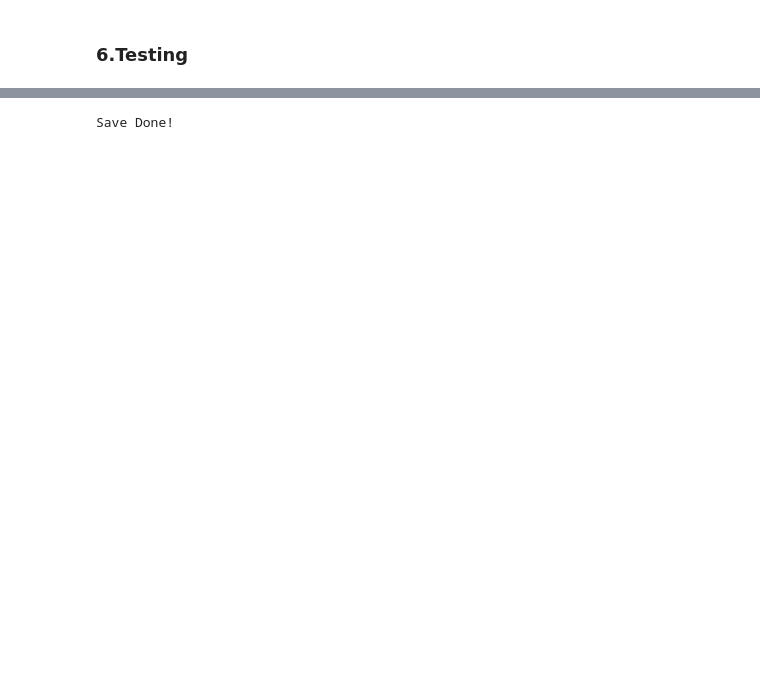
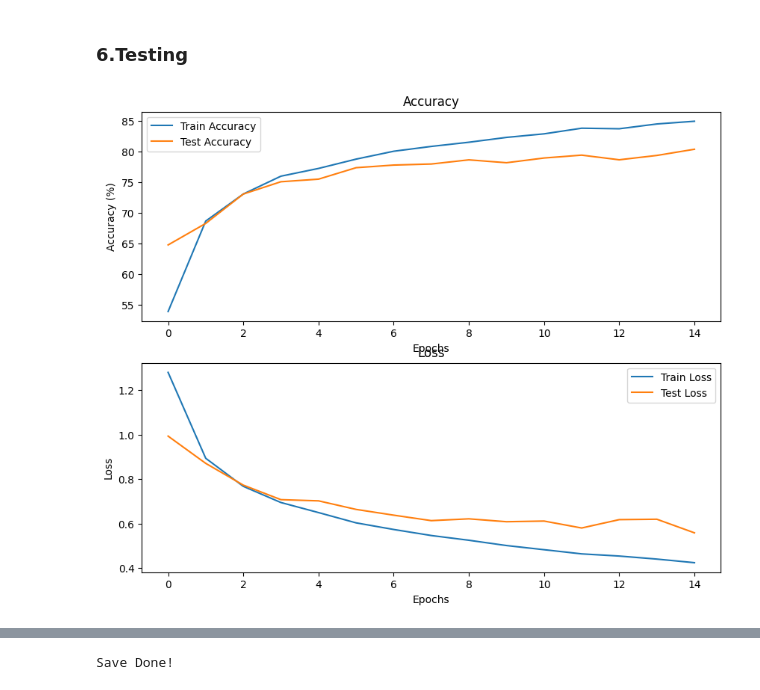
Before and after one commit to ntuanh/TrainingFIL, a Jupyter notebook: MiniProjects/CIFAR_10.ipynb, the cells around one changed output, grey strips where cells are left out. Saved outputs shown, nothing was run; the diff lists cells and outputs as text; code cells hidden in the pictures; blank space fills up the shorter version.

```diff
--- a/MiniProjects/CIFAR_10.ipynb
+++ b/MiniProjects/CIFAR_10.ipynb
@@ -239,5 +260,22 @@ RuntimeError: mat1 and mat2 shapes cannot be multiplied (64x256 and 64x10)
 # %% [markdown]
 ### 6.Testing
+# %%
+fix, ax = plt.subplots(2, 1, figsize=(10, 8))
+ax[0].plot(range(num_epochs), accuracy_train, label='Train Accuracy')
+ax[0].plot(range(num_epochs), accuracy_test, label='Test Accuracy')
+ax[0].set_title('Accuracy')
+ax[0].set_xlabel('Epochs')
+ax[0].set_ylabel('Accuracy (%)')
+ax[0].legend()
+ax[1].plot(range(num_epochs), loss_train, label='Train Loss')
+ax[1].plot(range(num_epochs), loss_test, label='Test Loss')
+ax[1].set_title('Loss')
+ax[1].set_xlabel('Epochs')
+ax[1].set_ylabel('Loss')
+ax[1].legend()
+plt.show()
+# %% [output]
+[figure, added]
 # %%
 
 model.eval()
```
Also changed, not shown: parts of 6 cells of this notebook.
